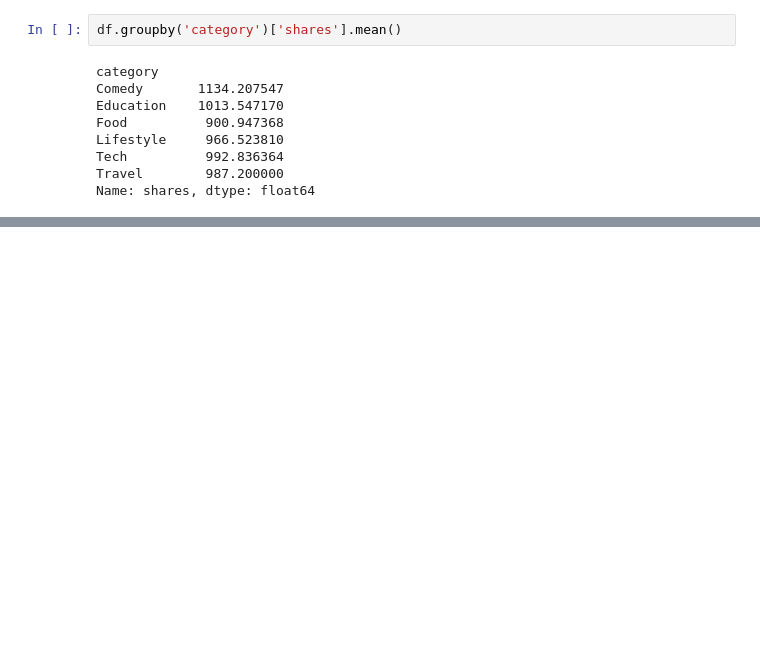
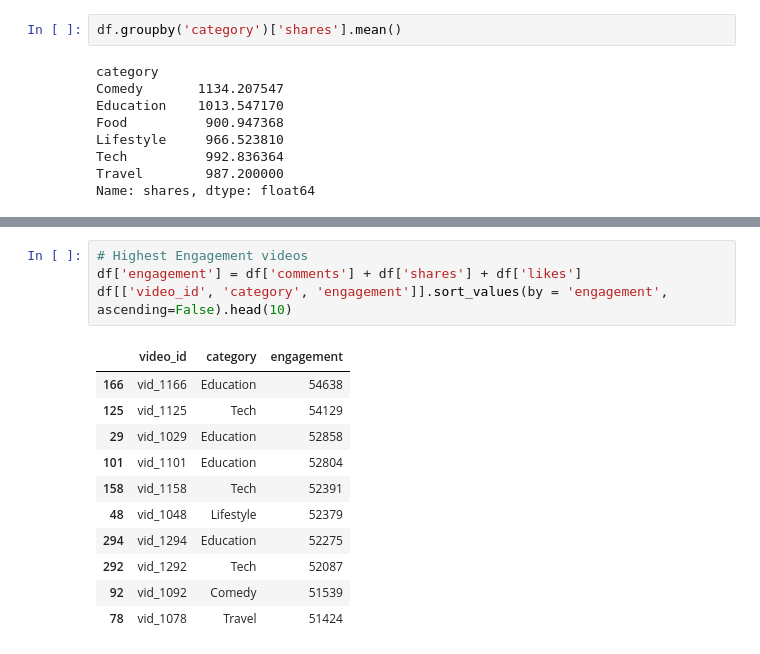
Before and after one commit to vilas-kr/daily-tasks, a Jupyter notebook: 13-01-2026/youtube_analysis.ipynb, the cells around one changed output, grey strips where cells are left out. Drawn from its saved outputs; the diff is of its cells as text; blank space fills up the shorter version.

```diff
--- a/13-01-2026/youtube_analysis.ipynb
+++ b/13-01-2026/youtube_analysis.ipynb
@@ -109,0 +143,16 @@ df.groupby('category')['']
+# %%
+# Highest Engagement videos
+df['engagement'] = df['comments'] + df['shares'] + df['likes']
+df[['video_id', 'category', 'engagement']].sort_values(by = 'engagement', ascending=False).head(10)
+# %% [output]
+|  | video_id | category | engagement |
+| 166 | vid_1166 | Education | 54638 |
+| 125 | vid_1125 | Tech | 54129 |
+| 29 | vid_1029 | Education | 52858 |
+| 101 | vid_1101 | Education | 52804 |
+| 158 | vid_1158 | Tech | 52391 |
+| 48 | vid_1048 | Lifestyle | 52379 |
+| 294 | vid_1294 | Education | 52275 |
+| 292 | vid_1292 | Tech | 52087 |
+| 92 | vid_1092 | Comedy | 51539 |
+| 78 | vid_1078 | Travel | 51424 |
```
Also changed, not shown: parts of 10 cells of this notebook.
